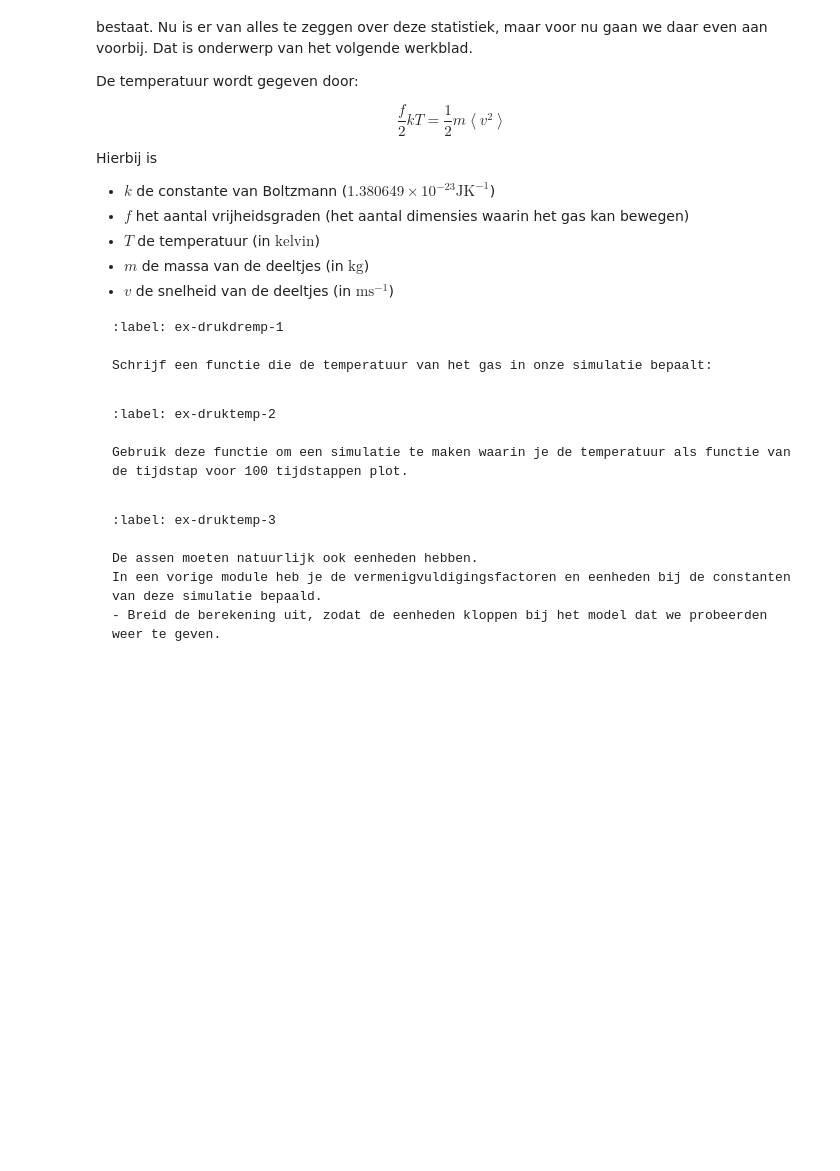
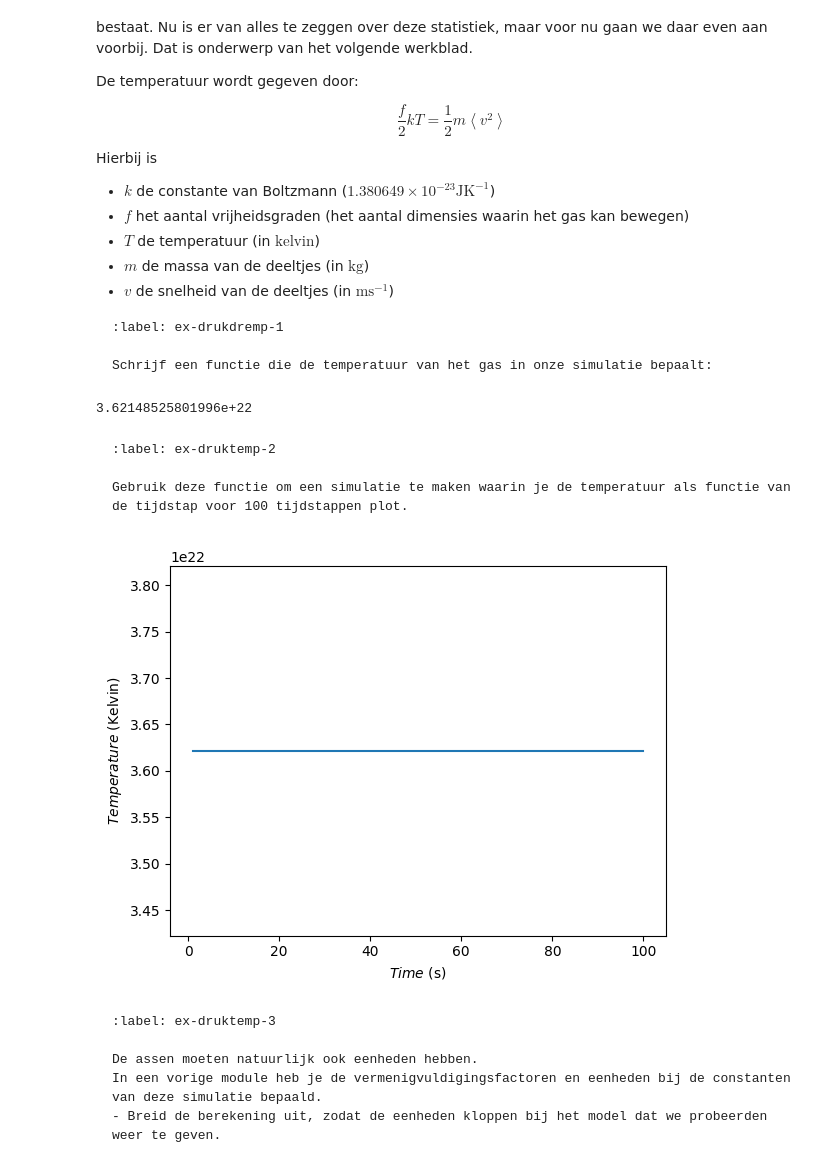
Before and after one commit to MatthiasGrablowitz/-Groepsnaam18-, a Jupyter notebook: Content/PySim/5_druktemp.ipynb, the cells around one changed output. Cells and saved outputs as stored; diff of their text form; code cells hidden in the pictures; blank space fills up the shorter version.

Commit message:
Simulatie 2 en 5 afgemaakt.

````diff
--- a/Content/PySim/5_druktemp.ipynb
+++ b/Content/PySim/5_druktemp.ipynb
@@ -193,8 +193,14 @@ Schrijf een functie die de temperatuur van het gas in onze simulatie bepaalt:
 # %%
 def temperature(particles) -> float:
     temp = 0.0
-#your code/answer
+    k_b = 1.380649e-23  # J/K
+    f = 2 # Vrijheidsgraden (R^2)
+    avg_Ek = np.mean([0.5 * p.m * float(np.sum(p.v**2)) for p in particles])
+    temp = 2.0 * avg_Ek / (f * k_b)
     return temp
+print(temperature(particles)) #Temperatuur in simulatie eenheden
+# %% [output]
+3.62148525801996e+22
 # %% [markdown]
 ```{exercise} Temperatuurplot
 :label: ex-druktemp-2
@@ -204,22 +210,22 @@ Gebruik deze functie om een simulatie te maken waarin je de temperatuur als func
 # %%
 # ruimte voor uitwerking
 
 particles = []
 temperatures = np.zeros(100, dtype=float)
 times = np.linspace(1, 100, 100)
 
 create_particles(particles)
 for i in range(100):
     take_time_step(particles)
-    # vastleggen van temperatuur per tijdstap
-#your code/answer
+    temperatures[i] = temperature(particles)# vastleggen van temperatuur per tijdstap
 
 plt.figure()
-plt.xlabel('Time')
-plt.ylabel('Temperature')
-# plotten van tijd tegen temperatuur
-#your code/answer
+plt.xlabel('$Time$ (s)')
+plt.ylabel('$Temperature$ (Kelvin)')
+plt.plot(times, temperatures)
 plt.show()
+# %% [output]
+[figure, added]
 # %% [markdown]
 ```{exercise}
 :label: ex-druktemp-3
````
Also changed, not shown: parts of 6 cells of this notebook.
